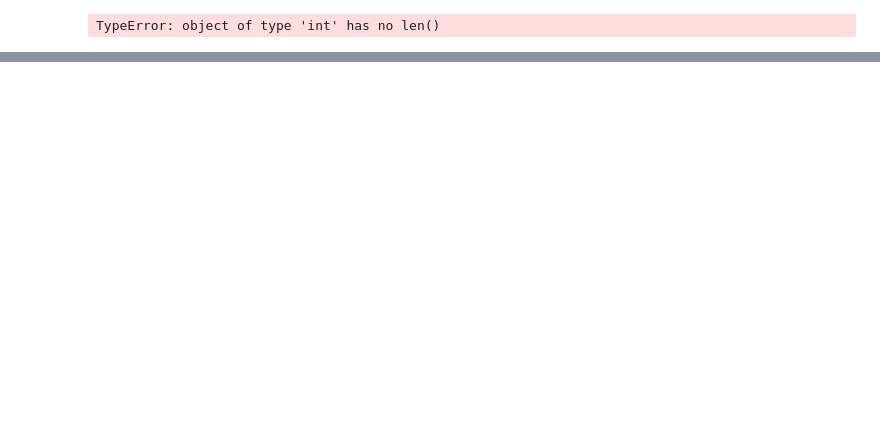
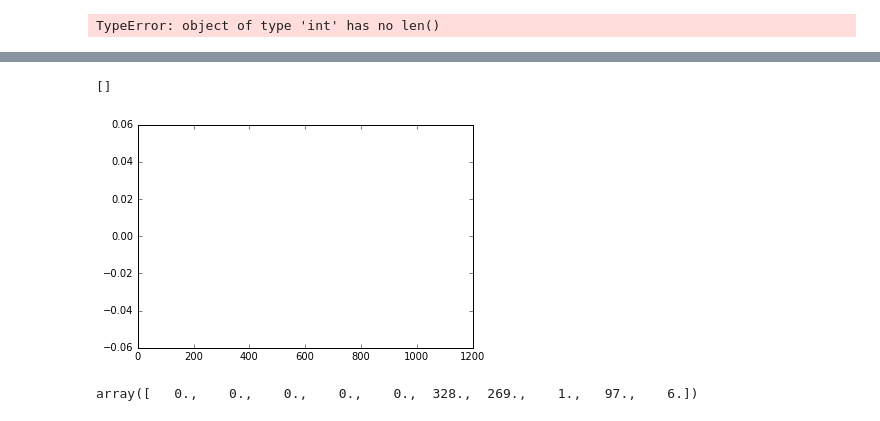
Before and after one commit to mattmacellaio/Insight-code, a Jupyter notebook: load_odata.ipynb, the cells around one changed output, grey strips where cells are left out. Drawn from its saved outputs; the diff is of its cells as text; code cells hidden in the pictures; blank space fills up the shorter version.

Commit message:
sorting by diag Code

```diff
--- a/load_odata.ipynb
+++ b/load_odata.ipynb
@@ -331,0 +311,19 @@ NameError: name 'overlapPts' is not defined
+# %%
+#looking at diagnosis codes
+
+commonCodes=[]
+commonCodeinds=np.where(sum(diagCodes)>50)[0]
+commonCodeinds_sorted=sorted(range(len(commonCodeinds)), key=sum(diagCodes)[commonCodeinds].__getitem__)
+for i in commonCodeinds_sorted:
+    commonCodes.append(colVals[commonCodeinds[i]])
+print commonCodes
+plt.pcolor(diagCodes[commonCodeinds[commonCodeinds_sorted]])
+plt.show()
+# sum(diagCodes)[commonCodeinds[commonCodeinds_sorted]]
+# %% [output]
+[]
+[figure, added]
+# %%
+sum(diagCodes)[0:10]
+# %% [output]
+array([   0.,    0.,    0.,    0.,    0.,  328.,  269.,    1.,   97.,    6.])
```
Also changed, not shown: parts of 17 cells of this notebook.
